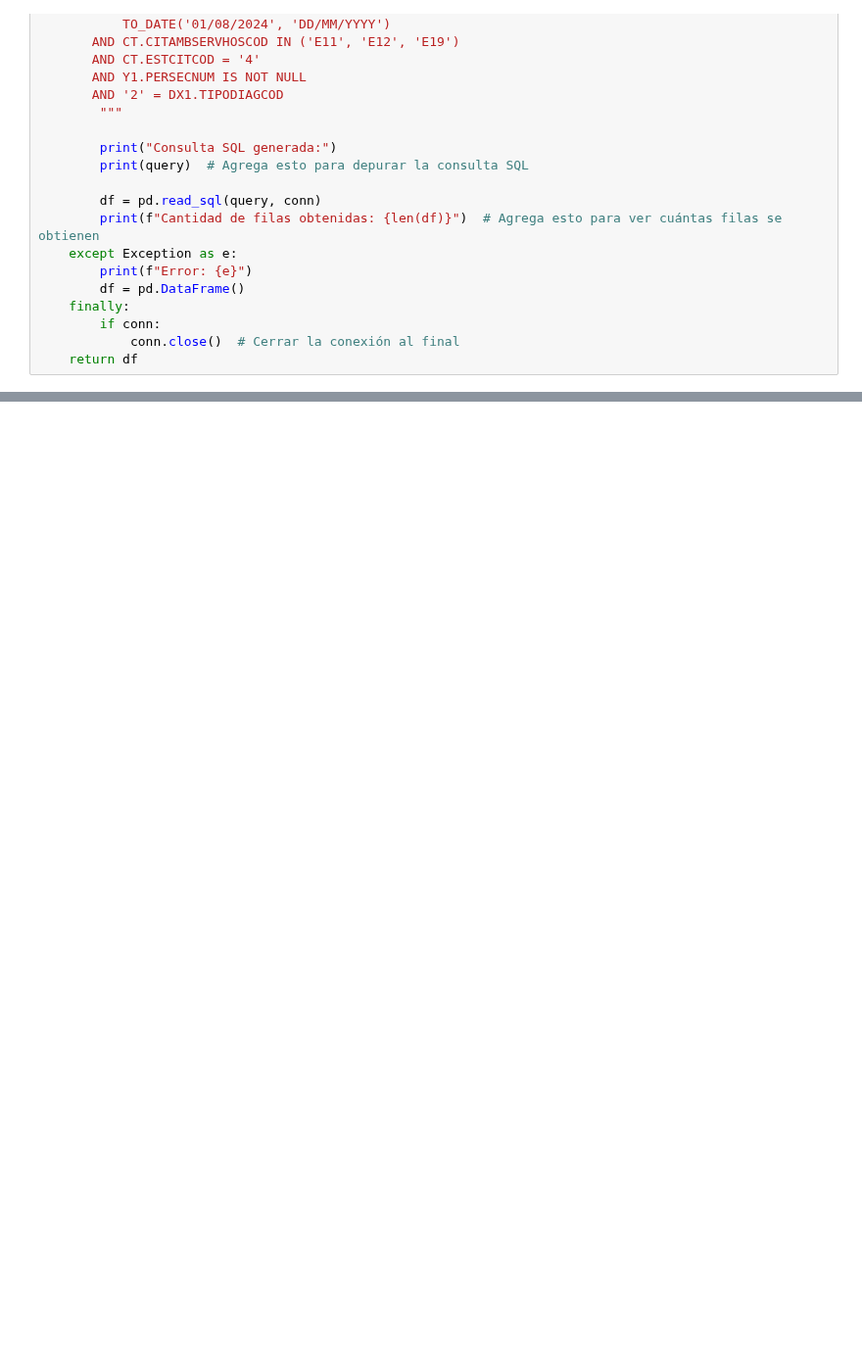
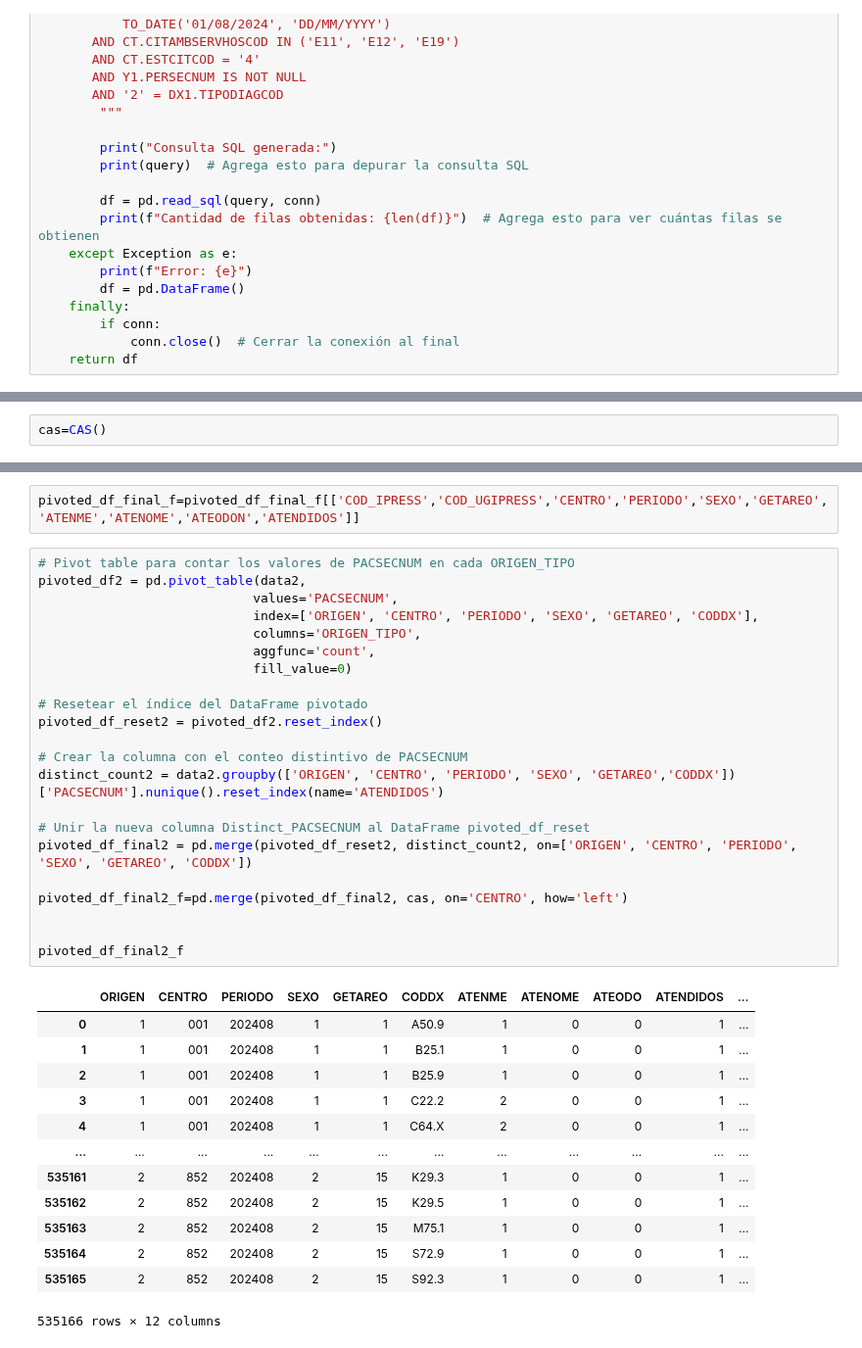
Before and after one commit to JhonathanCP/DASH, a Jupyter notebook: Desarrollo - dash/TramaB1-B2V4.ipynb, the cells around one changed output, grey strips where cells are left out. Shown at 98% size. Saved outputs shown, nothing was run; the diff lists cells and outputs as text; blank space fills up the shorter version.

```diff
--- a/Desarrollo - dash/TramaB1-B2V4.ipynb
+++ b/Desarrollo - dash/TramaB1-B2V4.ipynb
@@ -325,0 +351,2 @@ Conexión exitosa.
+# %%
+cas=CAS()
@@ -325,0 +419,38 @@ Conexión exitosa.
+# %%
+pivoted_df_final_f=pivoted_df_final_f[['COD_IPRESS','COD_UGIPRESS','CENTRO','PERIODO','SEXO','GETAREO','ATENME','ATENOME','ATEODON','ATENDIDOS']]
+# %%
+# Pivot table para contar los valores de PACSECNUM en cada ORIGEN_TIPO
+pivoted_df2 = pd.pivot_table(data2,
+                            values='PACSECNUM',
+                            index=['ORIGEN', 'CENTRO', 'PERIODO', 'SEXO', 'GETAREO', 'CODDX'],
+                            columns='ORIGEN_TIPO',
+                            aggfunc='count',
+                            fill_value=0)
+
+# Resetear el índice del DataFrame pivotado
+pivoted_df_reset2 = pivoted_df2.reset_index()
+
+# Crear la columna con el conteo distintivo de PACSECNUM
+distinct_count2 = data2.groupby(['ORIGEN', 'CENTRO', 'PERIODO', 'SEXO', 'GETAREO','CODDX'])['PACSECNUM'].nunique().reset_index(name='ATENDIDOS')
+
+# Unir la nueva columna Distinct_PACSECNUM al DataFrame pivoted_df_reset
+pivoted_df_final2 = pd.merge(pivoted_df_reset2, distinct_count2, on=['ORIGEN', 'CENTRO', 'PERIODO', 'SEXO', 'GETAREO', 'CODDX'])
+
+pivoted_df_final2_f=pd.merge(pivoted_df_final2, cas, on='CENTRO', how='left')
+
+
+pivoted_df_final2_f
+# %% [output]
+|  | ORIGEN | CENTRO | PERIODO | SEXO | GETAREO | CODDX | ATENME | ATENOME | ATEODO | ATENDIDOS | ... |
+| 0 | 1 | 001 | 202408 | 1 | 1 | A50.9 | 1 | 0 | 0 | 1 | ... |
+| 1 | 1 | 001 | 202408 | 1 | 1 | B25.1 | 1 | 0 | 0 | 1 | ... |
+| 2 | 1 | 001 | 202408 | 1 | 1 | B25.9 | 1 | 0 | 0 | 1 | ... |
+| 3 | 1 | 001 | 202408 | 1 | 1 | C22.2 | 2 | 0 | 0 | 1 | ... |
+| 4 | 1 | 001 | 202408 | 1 | 1 | C64.X | 2 | 0 | 0 | 1 | ... |
+| ... | ... | ... | ... | ... | ... | ... | ... | ... | ... | ... | ... |
+| 535161 | 2 | 852 | 202408 | 2 | 15 | K29.3 | 1 | 0 | 0 | 1 | ... |
+| 535162 | 2 | 852 | 202408 | 2 | 15 | K29.5 | 1 | 0 | 0 | 1 | ... |
+| 535163 | 2 | 852 | 202408 | 2 | 15 | M75.1 | 1 | 0 | 0 | 1 | ... |
+| 535164 | 2 | 852 | 202408 | 2 | 15 | S72.9 | 1 | 0 | 0 | 1 | ... |
+| 535165 | 2 | 852 | 202408 | 2 | 15 | S92.3 | 1 | 0 | 0 | 1 | ... |
+535166 rows × 12 columns
```
Also changed, not shown: parts of 14 cells of this notebook.
